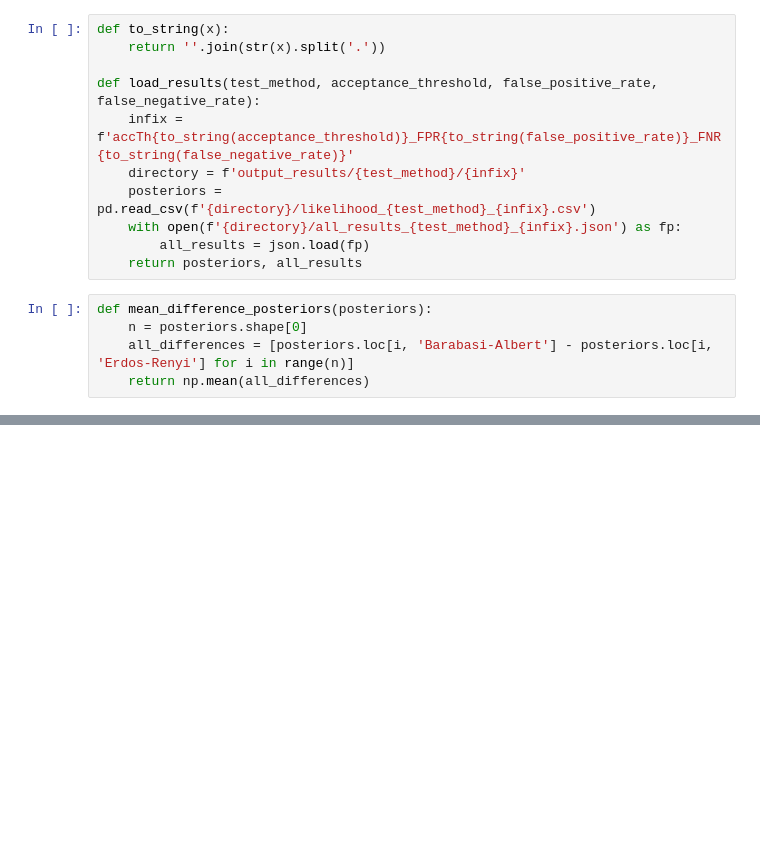
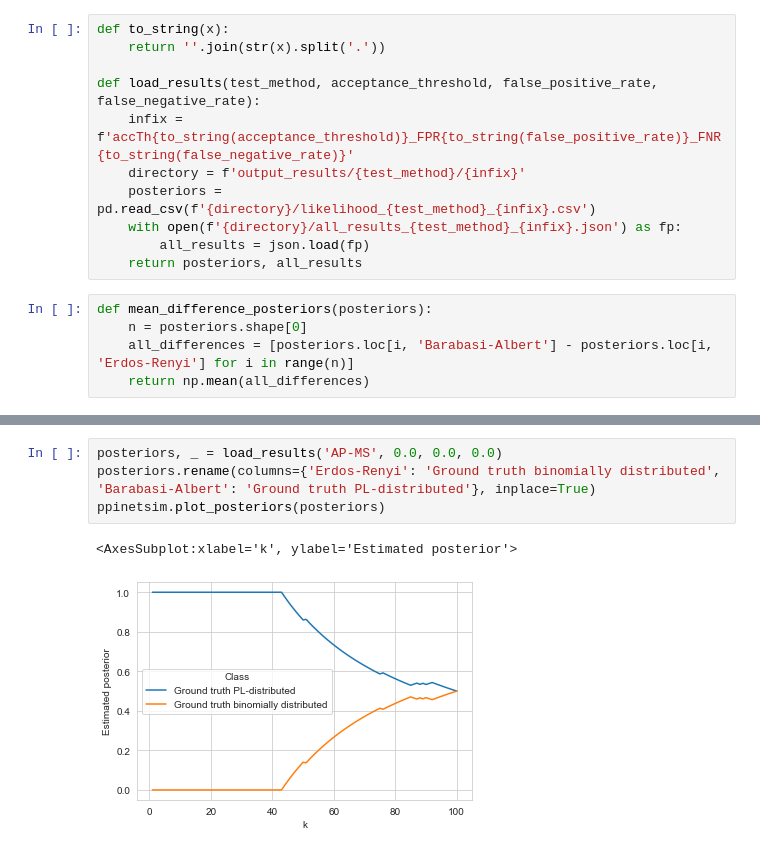
Before and after one commit to bionetslab/ppi-network-simulation, a Jupyter notebook: plot_results.ipynb, the cells around one changed output, grey strips where cells are left out. Cells and saved outputs as stored; diff of their text form; blank space fills up the shorter version.

Commit message:
plotted AP-MS results

```diff
--- a/plot_results.ipynb
+++ b/plot_results.ipynb
@@ -49,0 +55,7 @@ sns.heatmap(deltas.pivot('FPR', 'FNR', 'delta_mean_dist'),annot=True)
+# %%
+posteriors, _ = load_results('AP-MS', 0.0, 0.0, 0.0)
+posteriors.rename(columns={'Erdos-Renyi': 'Ground truth binomially distributed', 'Barabasi-Albert': 'Ground truth PL-distributed'}, inplace=True)
+ppinetsim.plot_posteriors(posteriors)
+# %% [output]
+<AxesSubplot:xlabel='k', ylabel='Estimated posterior'>
+[figure, added]
```
Also changed, not shown: parts of 5 cells of this notebook, 2 other files.
